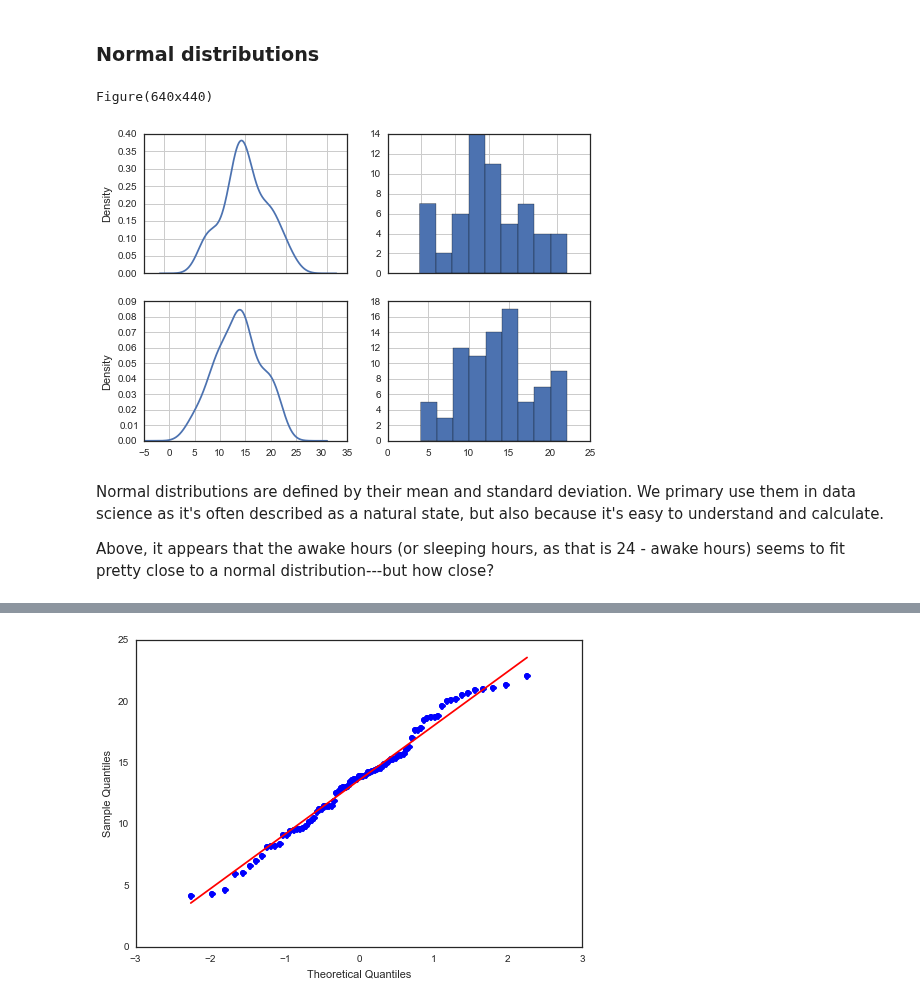
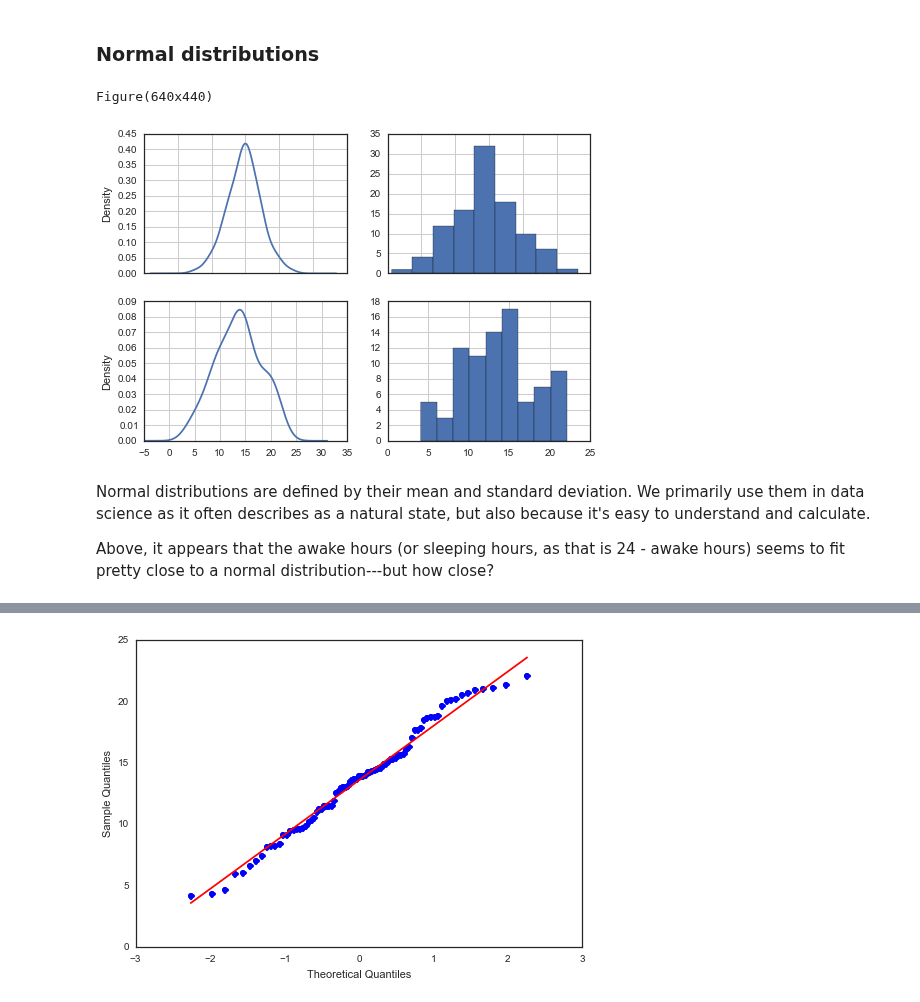
Before and after one commit to podopie/DAT18NYC, a Jupyter notebook: classes/04-linear_regression.ipynb, the cells around one changed output, grey strips where cells are left out. Drawn from its saved outputs; the diff is of its cells as text; code cells hidden in the pictures.

```diff
--- a/classes/04-linear_regression.ipynb
+++ b/classes/04-linear_regression.ipynb
@@ -78,21 +60,22 @@ Already from quickly scanning the KDE (kernel density estimation) plots, we reco
 # %% [markdown]
 ### Normal distributions
 # %%
-norm = pd.DataFrame({'d': np.random.normal(size=60)})
+norm = pd.DataFrame({'d': np.random.normal(size=100)})
 n_bins = np.abs(spat['awake'].max() - spat['awake'].min())
 fig, axes = plt.subplots(nrows=2, ncols=2,)
 
+## New notation: what does the 'ax' argument do?
 norm['d'].plot(ax=axes[0, 0], kind='kde')
 norm['d'].hist(ax=axes[0, 1], bins=n_bins/2)
 spat['awake'].plot(ax=axes[1, 0], kind='kde')
 spat['awake'].hist(ax=axes[1, 1], bins=n_bins/2)
 
 print fig
 # %% [output]
 Figure(640x440)
-[figure, old version]
+[figure, new version]
 # %% [markdown]
-Normal distributions are defined by their mean and standard deviation. We primary use them in data science as it's often described as a natural state, but also because it's easy to understand and calculate.
+Normal distributions are defined by their mean and standard deviation. We primarily use them in data science as it often describes as a natural state, but also because it's easy to understand and calculate.
 
 Above, it appears that the awake hours (or sleeping hours, as that is 24 - awake hours) seems to fit pretty close to a normal distribution---but how close?
 # %%
```
Also changed, not shown: parts of 11 cells of this notebook.
